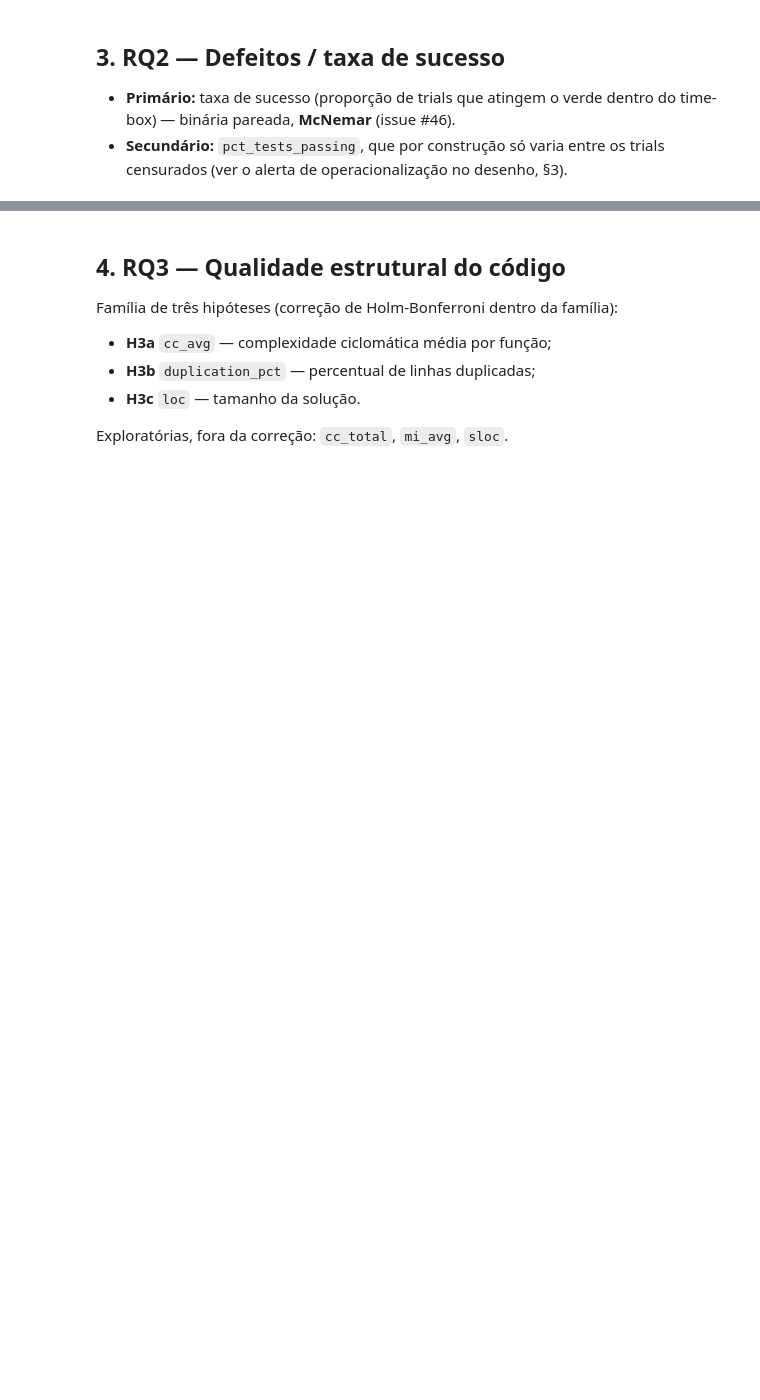
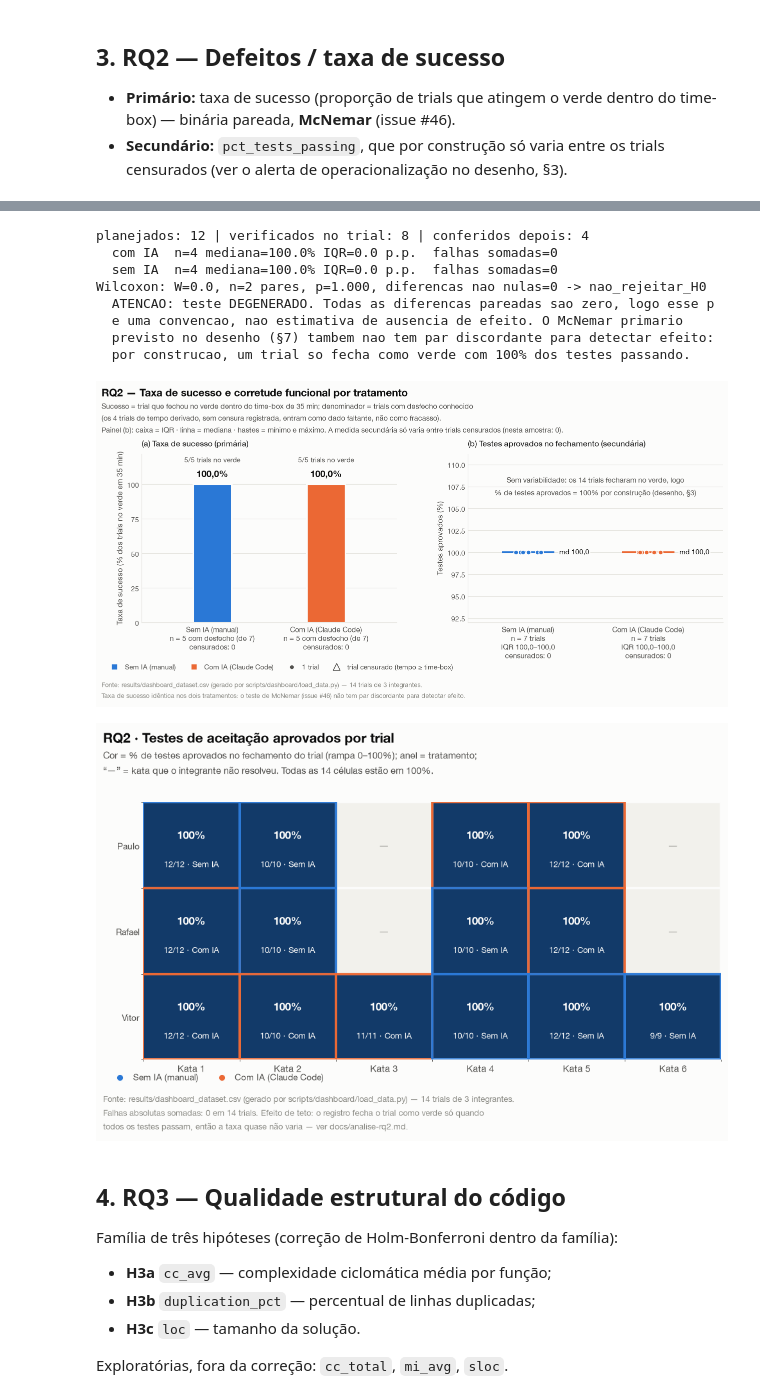
Before and after one commit to vitorrebula/Lab02AssistentesdeIAxCodManual, a Jupyter notebook: scripts/dashboard/dashboard.ipynb, the cells around one changed output, grey strips where cells are left out. Drawn from its saved outputs; the diff is of its cells as text; code cells hidden in the pictures; blank space fills up the shorter version.

```diff
--- a/scripts/dashboard/dashboard.ipynb
+++ b/scripts/dashboard/dashboard.ipynb
@@ -138,13 +278,38 @@ display(build_participant_summary(df)[["participant", "treatment", "n_trials",
 # %%
-# Issue #49 - RQ2: barras da taxa de sucesso por tratamento (variavel primaria,
-# com n e censurados por barra) e boxplot de pct_tests_passing (secundaria, que
-# so varia entre os trials censurados).
+# RQ2 - duas figuras: as barras da taxa de sucesso (issue #49) e o HEATMAP da
+# matriz integrante x kata, que mostra o teto de 100% e a cobertura do desenho.
 fig_rq2 = figure_rq2(df)
 save_figure(fig_rq2, FIG_DIR / "rq2_taxa_sucesso.png")
 
-# TODO(#46): teste de McNemar sobre os pares por integrante (statsmodels), mais
-#            a leitura secundaria em pct_tests_passing. Registrar que, com todos
-#            os trials verdes, o teste nao tem variabilidade para detectar efeito.
+fig_rq2_heatmap = figure_rq2_heatmap(df)
+save_figure(fig_rq2_heatmap, FIG_DIR / "rq2_heatmap_testes.png")
+
+# Teste de RQ2 (issue #46, docs/analise-rq2.md).
+rq2 = resultados("rq2")
+print(f"planejados: {rq2['n_planejados']} | verificados no trial: {rq2['n_verificados_no_trial']} "
+      f"| conferidos depois: {rq2['n_conferidos_posteriormente']}")
+for tratamento, d in rq2["descritivos_verificados"].items():
+    print(f"  {tratamento:<7} n={d['n_trials']} mediana={d['mediana_pct']:.1f}% "
+          f"IQR={d['iqr_pontos_percentuais']:.1f} p.p.  falhas somadas={d['falhas_absolutas_soma']}")
+w2 = rq2["wilcoxon"]
+print(f"Wilcoxon: W={w2['W']}, n={w2['n_pares']} pares, p={w2['p']:.3f}, "
+      f"diferencas nao nulas={w2['n_diferencas_nao_nulas']} -> {w2['decisao_alpha_0_05']}")
+if w2.get("resultado_degenerado"):
+    print("  ATENCAO: teste DEGENERADO. Todas as diferencas pareadas sao zero, logo esse p")
+    print("  e uma convencao, nao estimativa de ausencia de efeito. O McNemar primario")
+    print("  previsto no desenho (§7) tambem nao tem par discordante para detectar efeito:")
+    print("  por construcao, um trial so fecha como verde com 100% dos testes passando.")
+# %% [output]
+planejados: 12 | verificados no trial: 8 | conferidos depois: 4
+  com IA  n=4 mediana=100.0% IQR=0.0 p.p.  falhas somadas=0
+  sem IA  n=4 mediana=100.0% IQR=0.0 p.p.  falhas somadas=0
+Wilcoxon: W=0.0, n=2 pares, p=1.000, diferencas nao nulas=0 -> nao_rejeitar_H0
+  ATENCAO: teste DEGENERADO. Todas as diferencas pareadas sao zero, logo esse p
+  e uma convencao, nao estimativa de ausencia de efeito. O McNemar primario
+  previsto no desenho (§7) tambem nao tem par discordante para detectar efeito:
+  por construcao, um trial so fecha como verde com 100% dos testes passando.
+[figure, added]
+[figure, added]
 # %% [markdown]
 ## 4. RQ3 — Qualidade estrutural do código
 
```
Also changed, not shown: parts of 16 cells of this notebook, 38 other files.
